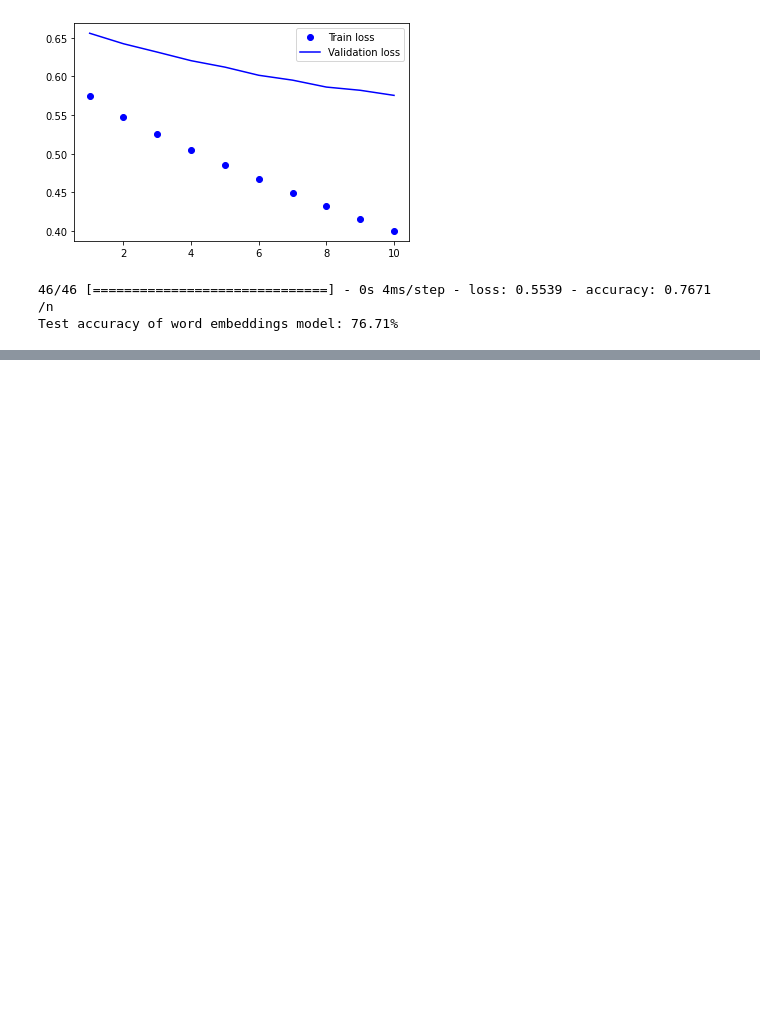
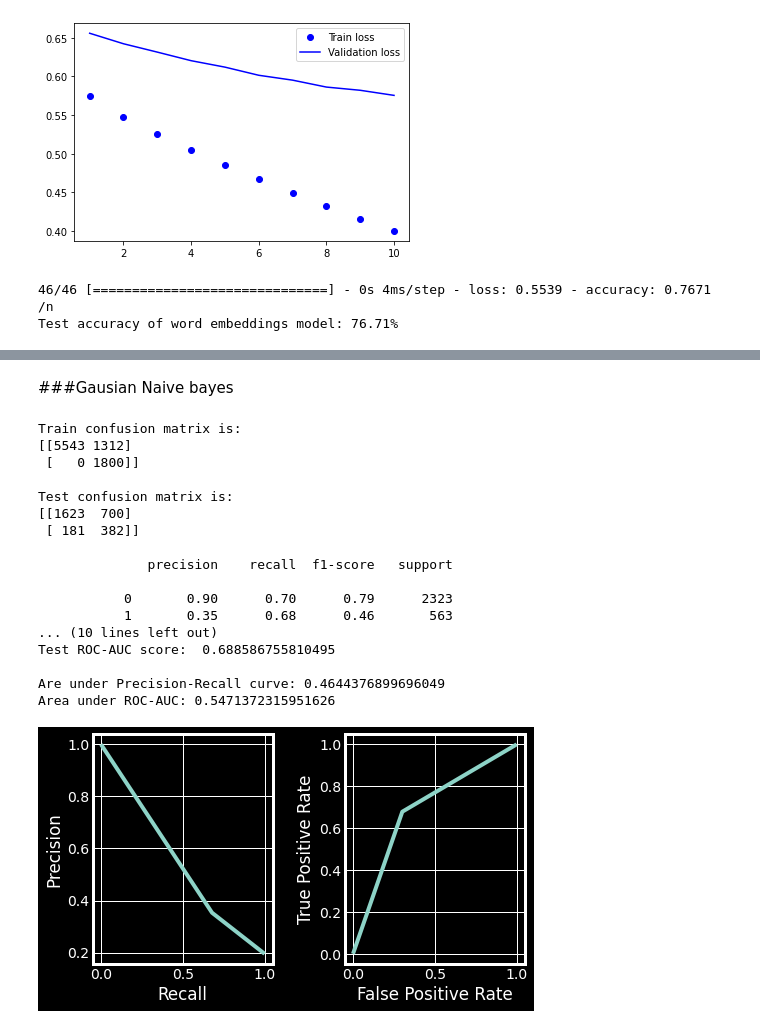
Before and after one commit to CLASHERBROs/datasicence-minor-project, a Jupyter notebook: data_sci_eval.ipynb, the cells around one changed output, grey strips where cells are left out. Saved outputs shown, nothing was run; the diff lists cells and outputs as text; code cells hidden in the pictures; blank space fills up the shorter version.

```diff
--- a/data_sci_eval.ipynb
+++ b/data_sci_eval.ipynb
@@ -690,0 +895,23 @@ Test accuracy of word embeddings model: 76.71%
+# %% [markdown]
+###Gausian Naive bayes
+# %%
+g_train_accuracy, g_test_accuracy, g_train_auc, g_test_auc=check_scores(GaussianNB(),x_train.toarray(), x_test.toarray(), y_train, y_test)
+# %% [output]
+Train confusion matrix is:
+[[5543 1312]
+ [   0 1800]]
+
+Test confusion matrix is:
+[[1623  700]
+ [ 181  382]]
+
+              precision    recall  f1-score   support
+
+           0       0.90      0.70      0.79      2323
+           1       0.35      0.68      0.46       563
+... (10 lines left out)
+Test ROC-AUC score:  0.688586755810495
+
+Are under Precision-Recall curve: 0.4644376899696049
+Area under ROC-AUC: 0.5471372315951626
+[figure, added]
```
Also changed, not shown: parts of 60 cells of this notebook.
